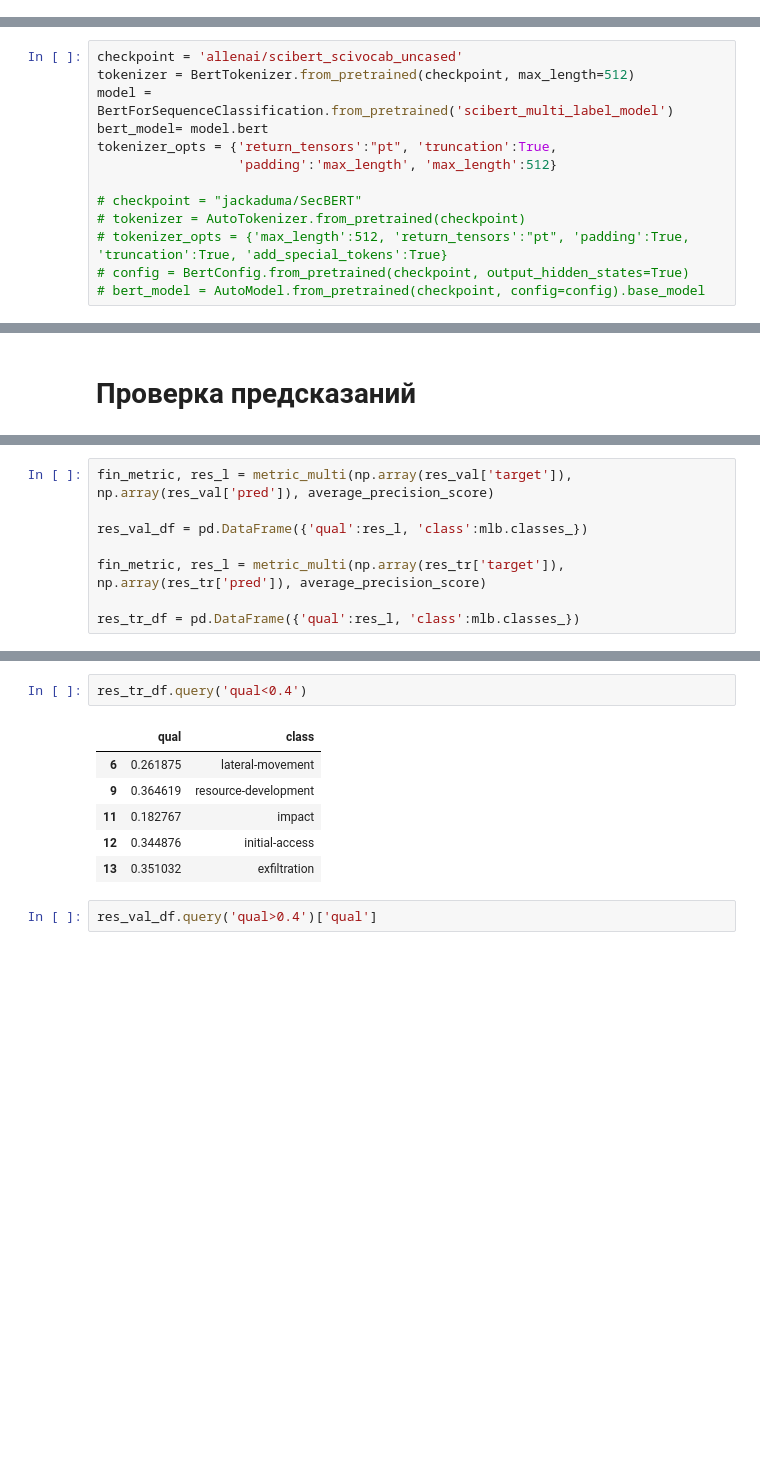
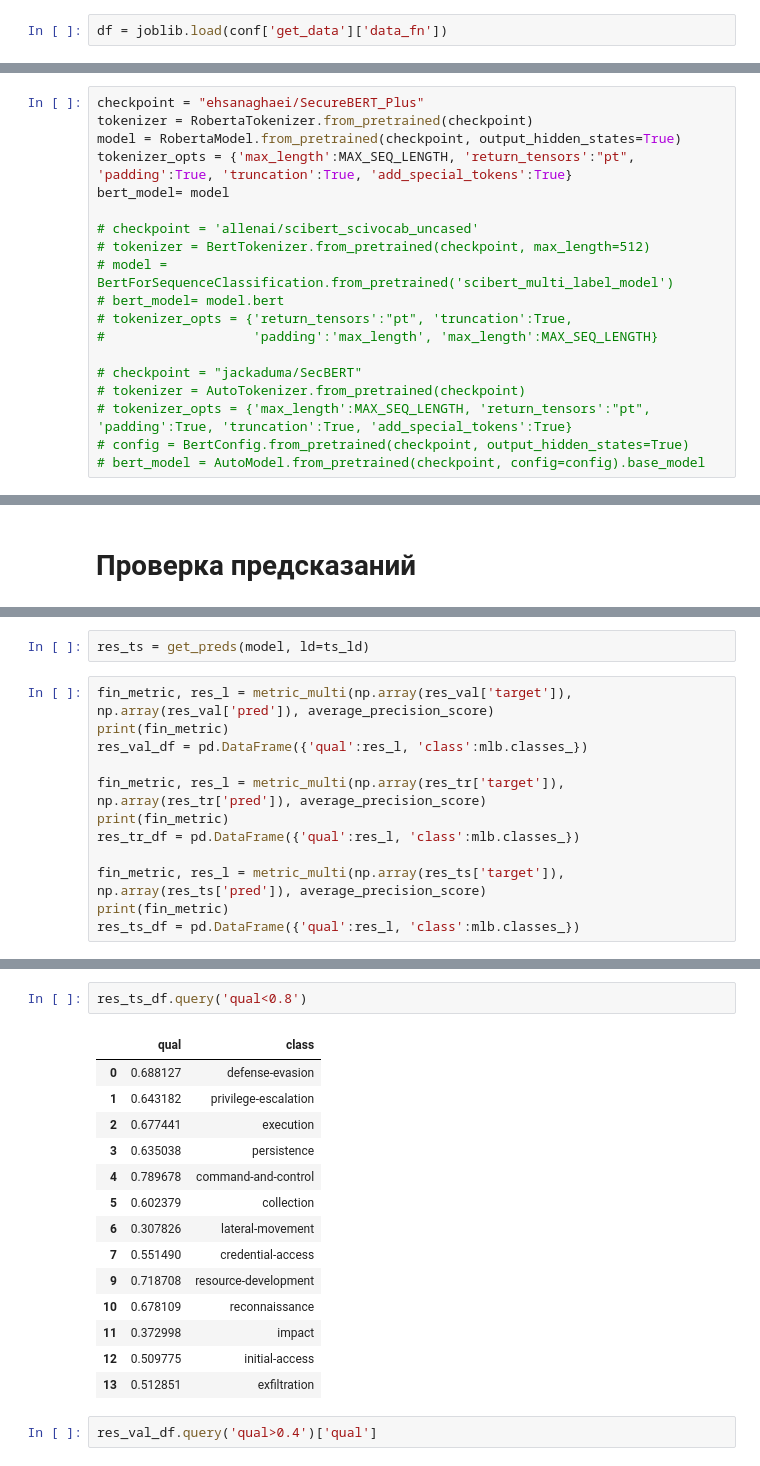
Before and after one commit to dtanalytic/attack_classifier, a Jupyter notebook: research/mitre_clf.ipynb, the cells around one changed output, grey strips where cells are left out. Drawn from its saved outputs; the diff is of its cells as text; blank space fills up the shorter version.

Commit message:
only_mitre_data_f1_069

```diff
--- a/research/mitre_clf.ipynb
+++ b/research/mitre_clf.ipynb
@@ -140,6 +144,8 @@ if target == 'tactic':
   df['labels'] = df['labels'].map(lambda x: list(chain(*[label2tactic[it] for it in x])))
 
 # joblib.dump(df, '/content/drive/MyDrive/Colab Notebooks/texts/sec_bert/data/mitre_full_df.pkl')
+# %%
+df = joblib.load(conf['get_data']['data_fn'])
 # %% [markdown]
 ___
 # %%
@@ -210,16 +218,22 @@ ts_idx = df.query('split=="ts"').index
 # %% [markdown]
 ## загрузка модели
 # %%
-checkpoint = 'allenai/scibert_scivocab_uncased'
-tokenizer = BertTokenizer.from_pretrained(checkpoint, max_length=512)
-model = BertForSequenceClassification.from_pretrained('scibert_multi_label_model')
-bert_model= model.bert
-tokenizer_opts = {'return_tensors':"pt", 'truncation':True,
-                  'padding':'max_length', 'max_length':512}
+checkpoint = "ehsanaghaei/SecureBERT_Plus"
+tokenizer = RobertaTokenizer.from_pretrained(checkpoint)
+model = RobertaModel.from_pretrained(checkpoint, output_hidden_states=True)
+tokenizer_opts = {'max_length':MAX_SEQ_LENGTH, 'return_tensors':"pt", 'padding':True, 'truncation':True, 'add_special_tokens':True}
+bert_model= model
+
+# checkpoint = 'allenai/scibert_scivocab_uncased'
+# tokenizer = BertTokenizer.from_pretrained(checkpoint, max_length=512)
+# model = BertForSequenceClassification.from_pretrained('scibert_multi_label_model')
+# bert_model= model.bert
+# tokenizer_opts = {'return_tensors':"pt", 'truncation':True,
+#                   'padding':'max_length', 'max_length':MAX_SEQ_LENGTH}
 
 # checkpoint = "jackaduma/SecBERT"
 # tokenizer = AutoTokenizer.from_pretrained(checkpoint)
-# tokenizer_opts = {'max_length':512, 'return_tensors':"pt", 'padding':True, 'truncation':True, 'add_special_tokens':True}
+# tokenizer_opts = {'max_length':MAX_SEQ_LENGTH, 'return_tensors':"pt", 'padding':True, 'truncation':True, 'add_special_tokens':True}
 # config = BertConfig.from_pretrained(checkpoint, output_hidden_states=True)
 # bert_model = AutoModel.from_pretrained(checkpoint, config=config).base_model
 # %% [output]
@@ -397,10 +419,16 @@ model= torch.load('/content/drive/MyDrive/Colab Notebooks/texts/sec_bert/data/mo
 res_val = get_preds(model, ld=val_ld)
 res_tr = get_preds(model, ld=tr_ld)
+# %%
+res_ts = get_preds(model, ld=ts_ld)
 # %%
 fin_metric, res_l = metric_multi(np.array(res_val['target']), np.array(res_val['pred']), average_precision_score)
-
+print(fin_metric)
 res_val_df = pd.DataFrame({'qual':res_l, 'class':mlb.classes_})
 
 fin_metric, res_l = metric_multi(np.array(res_tr['target']), np.array(res_tr['pred']), average_precision_score)
+print(fin_metric)
+res_tr_df = pd.DataFrame({'qual':res_l, 'class':mlb.classes_})
 
-res_tr_df = pd.DataFrame({'qual':res_l, 'class':mlb.classes_})
+fin_metric, res_l = metric_multi(np.array(res_ts['target']), np.array(res_ts['pred']), average_precision_score)
+print(fin_metric)
+res_ts_df = pd.DataFrame({'qual':res_l, 'class':mlb.classes_})
@@ -407,12 +439,20 @@ res_tr_df = pd.DataFrame({'qual':res_l, 'class':mlb.classes_})
 # %%
-res_tr_df.query('qual<0.4')
+res_ts_df.query('qual<0.8')
 # %% [output]
 |  | qual | class |
-| 6 | 0.261875 | lateral-movement |
-| 9 | 0.364619 | resource-development |
-| 11 | 0.182767 | impact |
-| 12 | 0.344876 | initial-access |
-| 13 | 0.351032 | exfiltration |
+| 0 | 0.688127 | defense-evasion |
+| 1 | 0.643182 | privilege-escalation |
+| 2 | 0.677441 | execution |
+| 3 | 0.635038 | persistence |
+| 4 | 0.789678 | command-and-control |
+| 5 | 0.602379 | collection |
+| 6 | 0.307826 | lateral-movement |
+| 7 | 0.551490 | credential-access |
+| 9 | 0.718708 | resource-development |
+| 10 | 0.678109 | reconnaissance |
+| 11 | 0.372998 | impact |
+| 12 | 0.509775 | initial-access |
+| 13 | 0.512851 | exfiltration |
 # %%
 res_val_df.query('qual>0.4')['qual']
 # %% [output]
```
Also changed, not shown: parts of 32 cells of this notebook, 17 other files.
